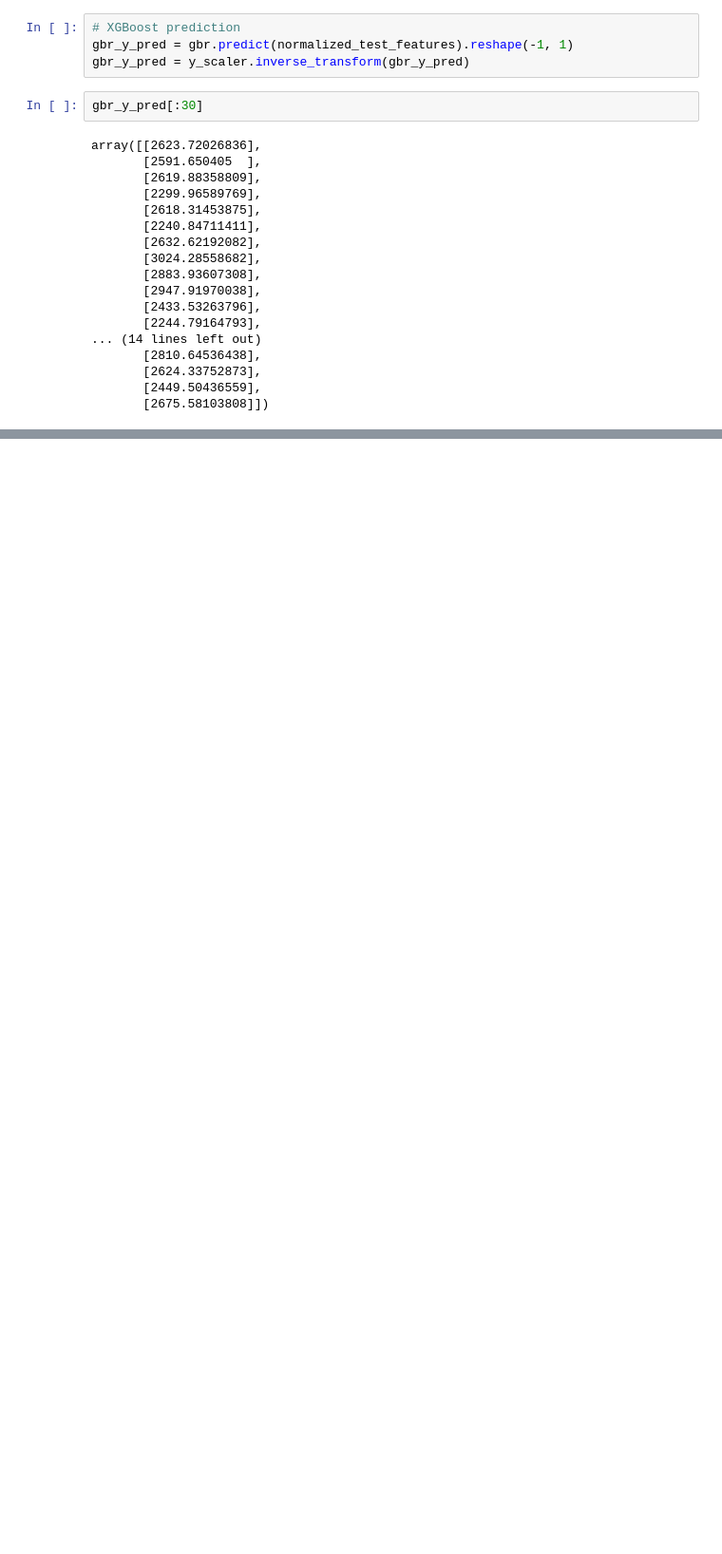
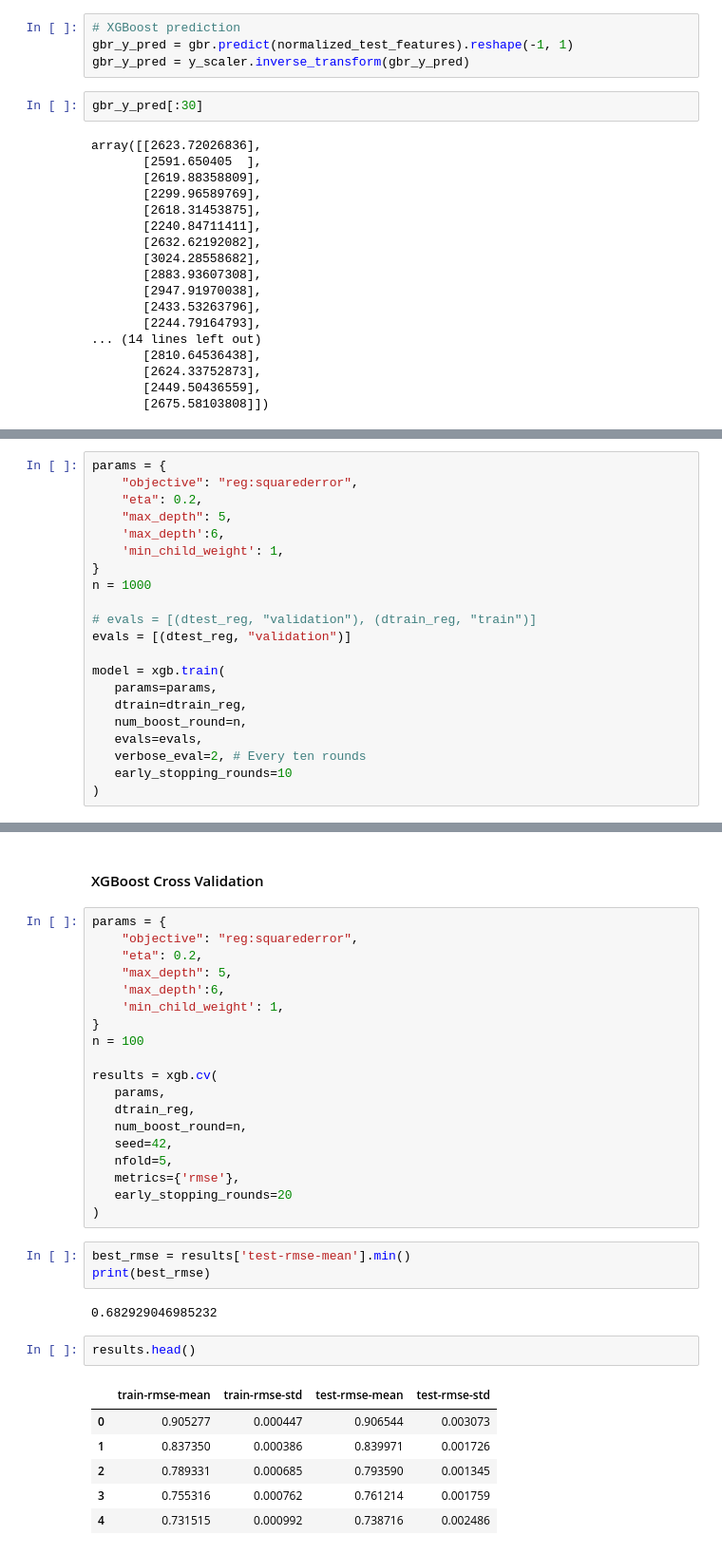
Before and after one commit to Andrewzhang217/CS5228, a Jupyter notebook: project_encoding_training.ipynb, the cells around one changed output, grey strips where cells are left out. Shown: that part at 95% size. Drawn from its saved outputs; the diff is of its cells as text; blank space fills up the shorter version.

Commit message:
XGBoost optimization added

```diff
--- a/project_encoding_training.ipynb
+++ b/project_encoding_training.ipynb
@@ -492,0 +513,21 @@ RMSE of the base model: 0.679
+# %%
+params = {
+    "objective": "reg:squarederror",
+    "eta": 0.2,
+    "max_depth": 5,
+    'max_depth':6,
+    'min_child_weight': 1,
+}
+n = 1000
+
+# evals = [(dtest_reg, "validation"), (dtrain_reg, "train")]
+evals = [(dtest_reg, "validation")]
+
+model = xgb.train(
+   params=params,
+   dtrain=dtrain_reg,
+   num_boost_round=n,
+   evals=evals,
+   verbose_eval=2, # Every ten rounds
+   early_stopping_rounds=10
+)
@@ -492,0 +552,35 @@ RMSE of the base model: 0.679
+# %% [markdown]
+#### XGBoost Cross Validation
+# %%
+params = {
+    "objective": "reg:squarederror",
+    "eta": 0.2,
+    "max_depth": 5,
+    'max_depth':6,
+    'min_child_weight': 1,
+}
+n = 100
+
+results = xgb.cv(
+   params,
+   dtrain_reg,
+   num_boost_round=n,
+   seed=42,
+   nfold=5,
+   metrics={'rmse'},
+   early_stopping_rounds=20
+)
+# %%
+best_rmse = results['test-rmse-mean'].min()
+print(best_rmse)
+# %% [output]
+0.682929046985232
+# %%
+results.head()
+# %% [output]
+|  | train-rmse-mean | train-rmse-std | test-rmse-mean | test-rmse-std |
+| 0 | 0.905277 | 0.000447 | 0.906544 | 0.003073 |
+| 1 | 0.837350 | 0.000386 | 0.839971 | 0.001726 |
+| 2 | 0.789331 | 0.000685 | 0.793590 | 0.001345 |
+| 3 | 0.755316 | 0.000762 | 0.761214 | 0.001759 |
+| 4 | 0.731515 | 0.000992 | 0.738716 | 0.002486 |
```
Also changed, not shown: parts of 33 cells of this notebook.
